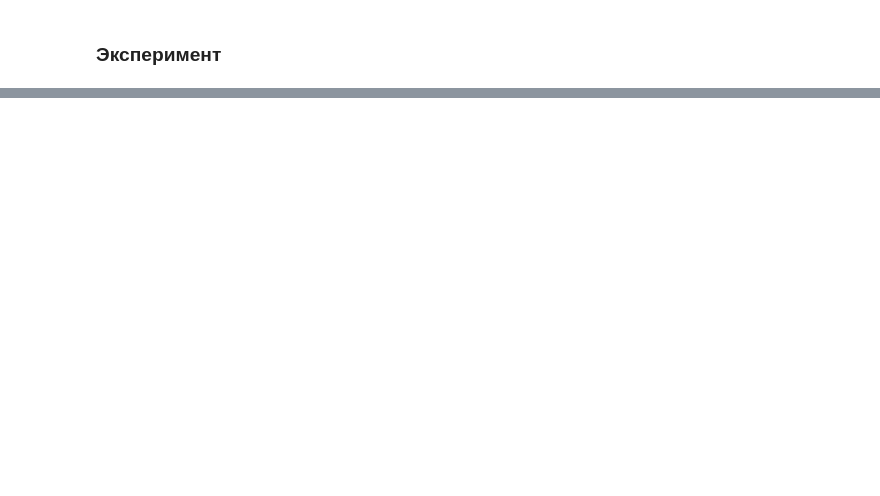
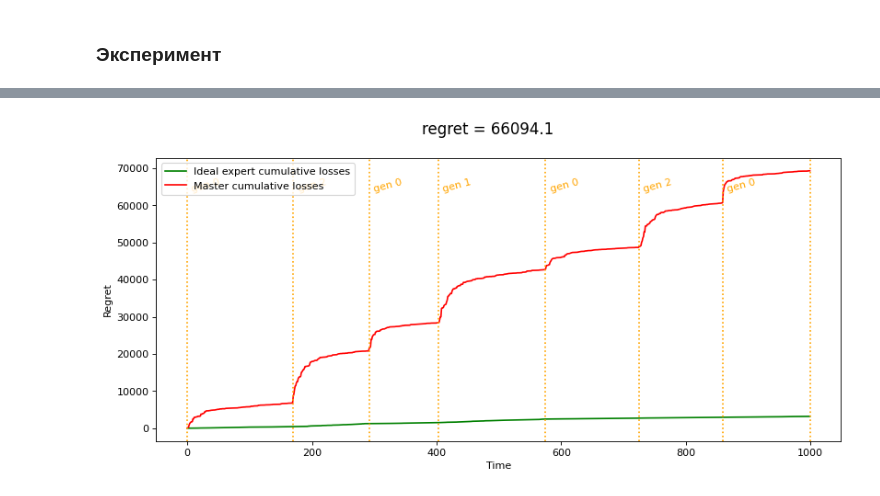
Before and after one commit to intsystems/2024-Project-125, a Jupyter notebook: code/notebooks/experiment_1.ipynb, the cells around one changed output, grey strips where cells are left out. Saved outputs shown, nothing was run; the diff lists cells and outputs as text; code cells hidden in the pictures; blank space fills up the shorter version.

```diff
--- a/code/notebooks/experiment_1.ipynb
+++ b/code/notebooks/experiment_1.ipynb
@@ -62,0 +110,7 @@ df[["train_window", "mean"]].groupby("train_window").mean()
+# %%
+# for experiment in experiments[50:56]:
+experiment = experiments[8]
+draw_all(experiment.logs, show=["master", "ideal"], show_experts=[], show_axes=["regret"], height_ratios=[1],
+          suptitle=f"regret = {experiment.regret:.1f}", fig_size=(12, 5))
+# %% [output]
+[figure, added]
```
Also changed, not shown: parts of 9 cells of this notebook, 43 other files.
